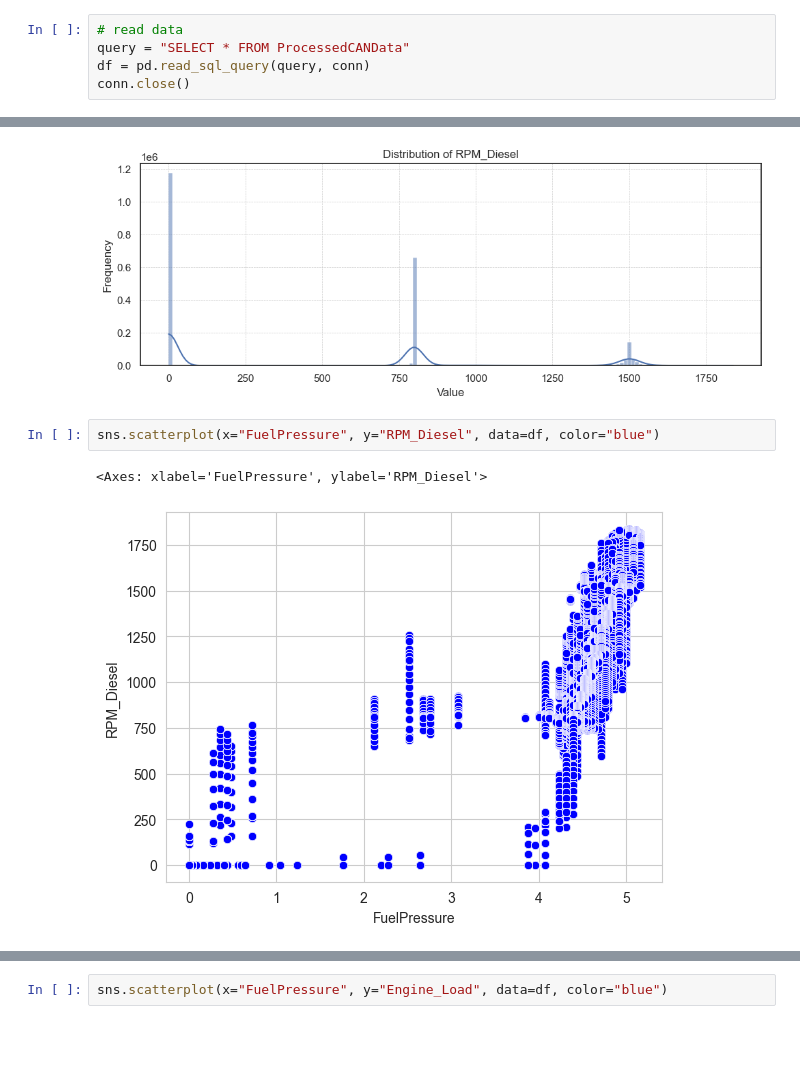
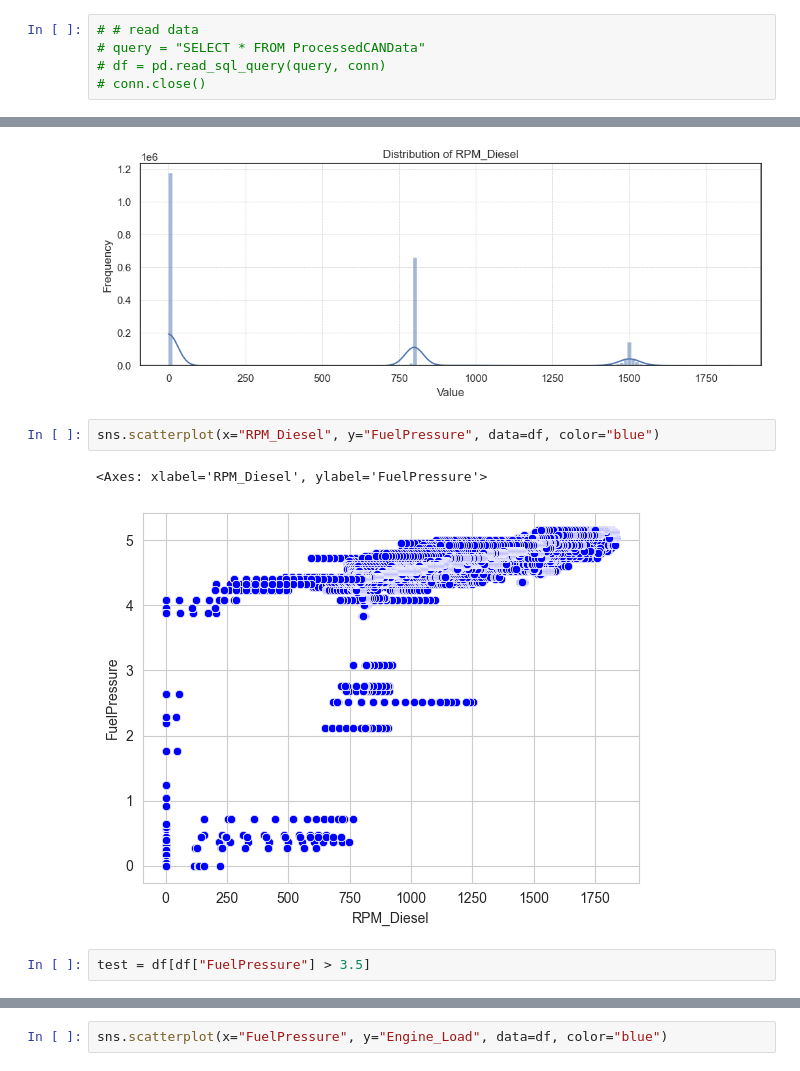
Before and after one commit to uzhankocaman/concept_implementation, a Jupyter notebook: analysis/data_diesel_filter.ipynb, the cells around one changed output, grey strips where cells are left out. Cells and saved outputs as stored; diff of their text form; blank space fills up the shorter version.

```diff
--- a/analysis/data_diesel_filter.ipynb
+++ b/analysis/data_diesel_filter.ipynb
@@ -67,10 +67,10 @@ random_state = 42
 # np.set_state(random_state)
 np.random.seed(random_state)
 # %%
-# read data
-query = "SELECT * FROM ProcessedCANData"
-df = pd.read_sql_query(query, conn)
-conn.close()
+# # read data
+# query = "SELECT * FROM ProcessedCANData"
+# df = pd.read_sql_query(query, conn)
+# conn.close()
 # %%
 df.columns
 # %% [output]
@@ -252,7 +252,9 @@ for column in df_clean.columns:
 [figure]
 [figure]
 # %%
-sns.scatterplot(x="FuelPressure", y="RPM_Diesel", data=df, color="blue")
+sns.scatterplot(x="RPM_Diesel", y="FuelPressure", data=df, color="blue")
 # %% [output]
-<Axes: xlabel='FuelPressure', ylabel='RPM_Diesel'>
+<Axes: xlabel='RPM_Diesel', ylabel='FuelPressure'>
-[figure, old version]
+[figure, new version]
+# %%
+test = df[df["FuelPressure"] > 3.5]
```
Also changed, not shown: parts of 16 cells of this notebook, 12 other files.
